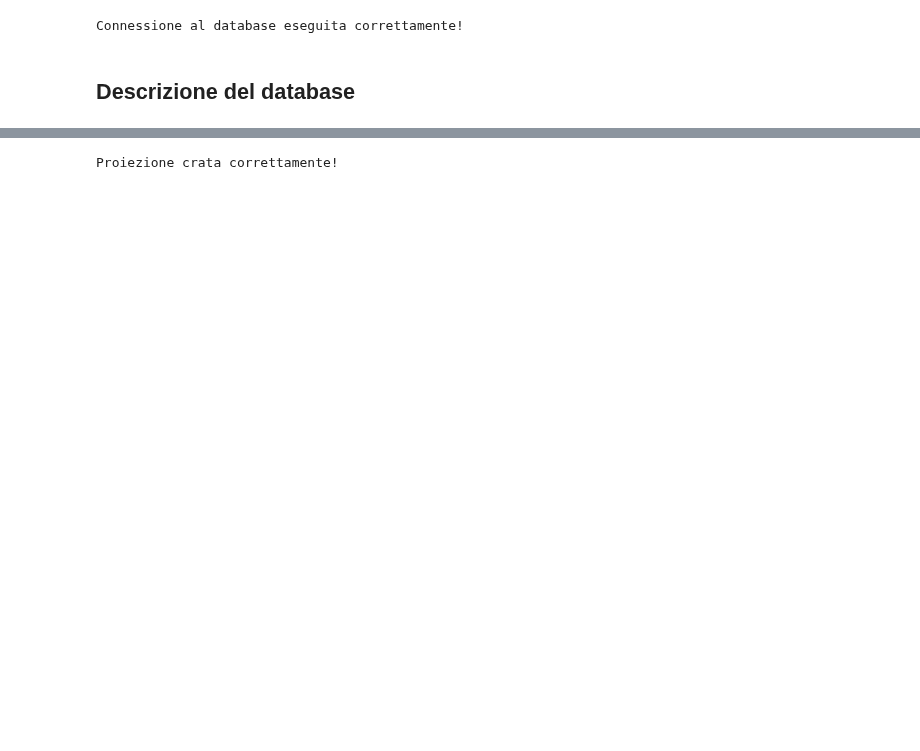
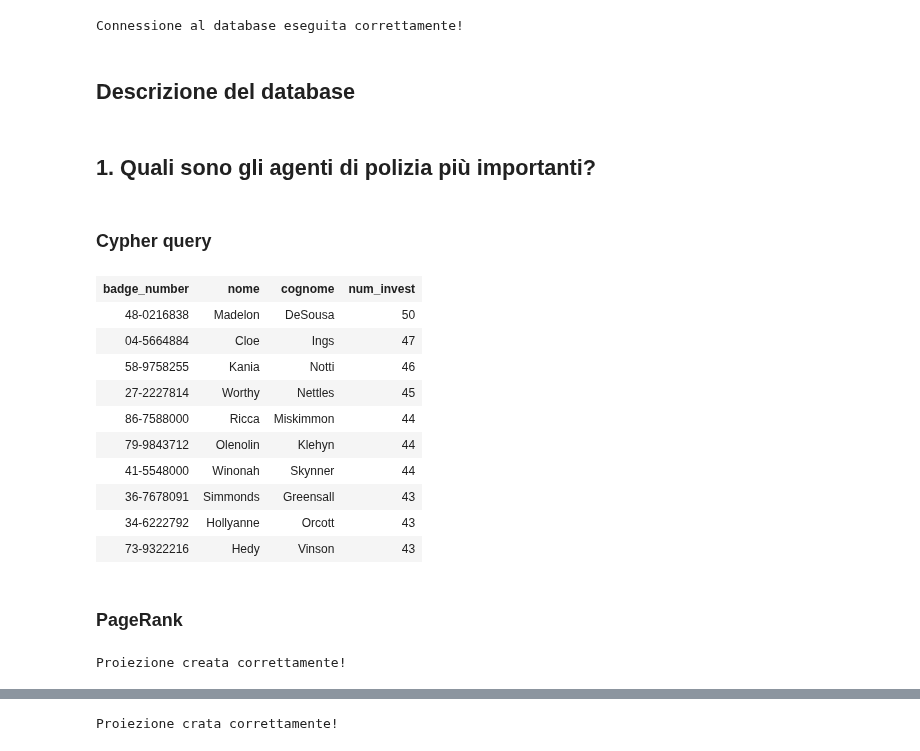
Before and after one commit to ElenaCurti/big-data, a Jupyter notebook: Attivita_06_GraphAnalytics/applicazione.ipynb, the cells around one changed output, grey strips where cells are left out. Saved outputs shown, nothing was run; the diff lists cells and outputs as text; code cells hidden in the pictures; blank space fills up the shorter version.

```diff
--- a/Attivita_06_GraphAnalytics/applicazione.ipynb
+++ b/Attivita_06_GraphAnalytics/applicazione.ipynb
@@ -17,3 +18,59 @@ print("Connessione al database eseguita correttamente!")
 Connessione al database eseguita correttamente!
 # %% [markdown]
 ## Descrizione del database
+# %% [markdown]
+## 1. Quali sono gli agenti di polizia più importanti?
+# %% [markdown]
+### Cypher query
+# %%
+def print_n_results(cq, n=100):
+    ris = graph.run(cq)
+    ris.sample_size = n
+    display(ris)
+
+cq = """
+MATCH (o:Officer)<-[:INVESTIGATED_BY]-(c:Crime)
+WITH o, count(c) as num_invest
+RETURN o.badge_no as badge_number, o.name as nome, o.surname as cognome, num_invest
+ORDER BY num_invest DESC
+LIMIT 10 ;
+"""
+print_n_results(cq)
+
+
+# TODO questo si può rimuovere, usarlo solo per capire come cambiano i risultati
+ris1 = [i["badge_number"] + " " + i["nome"] +" " + i["cognome"] for i in graph.run(cq).data()]
+def check_results(cq):
+    res = [i["badge_number"] + " " + i["nome"] +" " + i["cognome"] for i in graph.run(cq).data()]
+    return res == ris1
+# %% [output]
+| badge_number | nome | cognome | num_invest |
+| 48-0216838 | Madelon | DeSousa | 50 |
+| 04-5664884 | Cloe | Ings | 47 |
+| 58-9758255 | Kania | Notti | 46 |
+| 27-2227814 | Worthy | Nettles | 45 |
+| 86-7588000 | Ricca | Miskimmon | 44 |
+| 79-9843712 | Olenolin | Klehyn | 44 |
+| 41-5548000 | Winonah | Skynner | 44 |
+| 36-7678091 | Simmonds | Greensall | 43 |
+| 34-6222792 | Hollyanne | Orcott | 43 |
+| 73-9322216 | Hedy | Vinson | 43 |
+# %% [markdown]
+### PageRank
+# %%
+NOME_GRAPH_OFFICERS = "officers"
+
+if graph.run("call gds.graph.exists('"+NOME_GRAPH_OFFICERS+"')").data()[0]["exists"]:
+  graph.run('call gds.graph.drop("'+NOME_GRAPH_OFFICERS+'")')
+
+cq = """
+CALL gds.graph.project(
+  '"""+NOME_GRAPH_OFFICERS+ """',
+  ['Officer', 'Crime'],
+  {INVESTIGATED_BY: {orientation: 'UNDIRECTED'} }
+) """
+
+graph.run(cq)
+print("Proiezione creata correttamente!")
+# %% [output]
+Proiezione creata correttamente!
```
Also changed, not shown: parts of 34 cells of this notebook, 2 other files.
